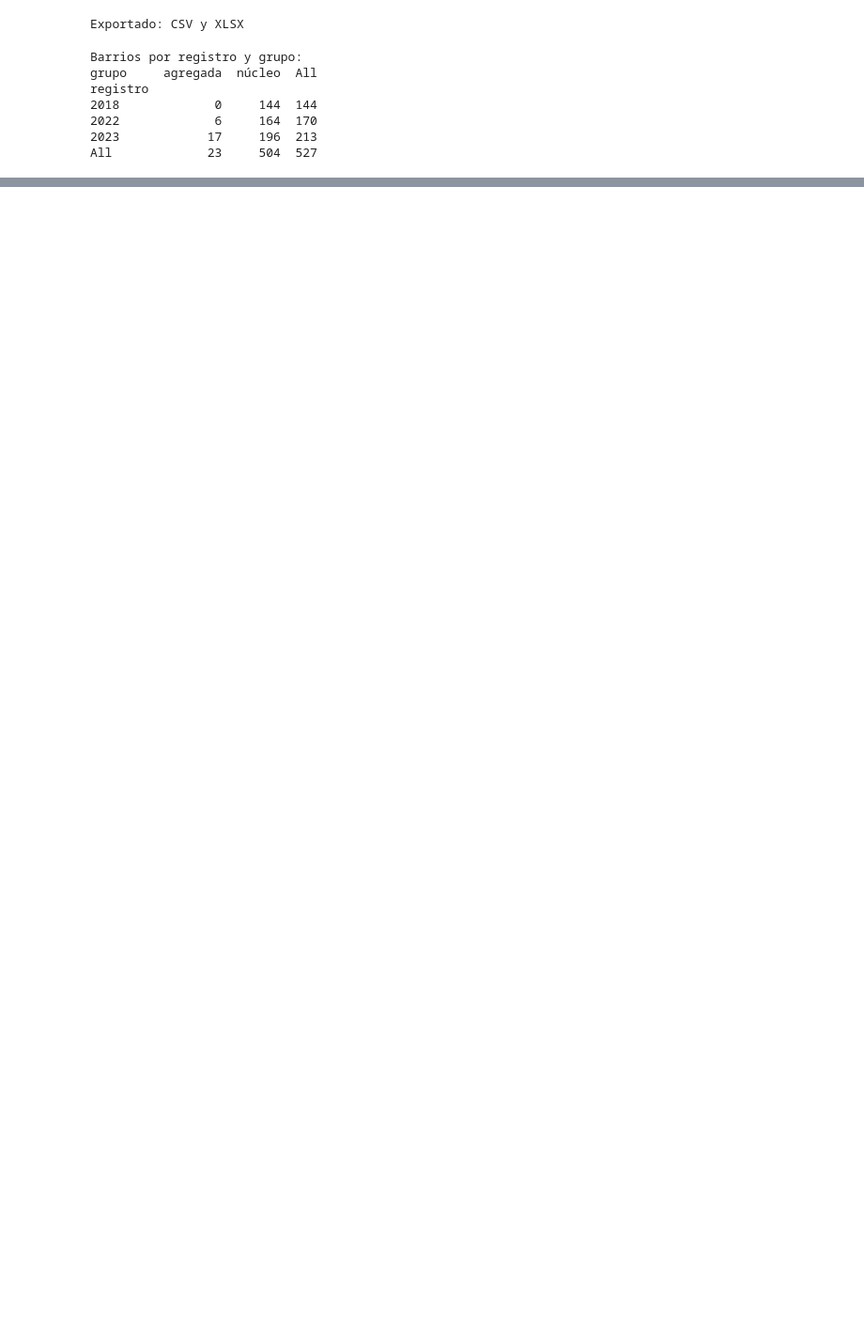
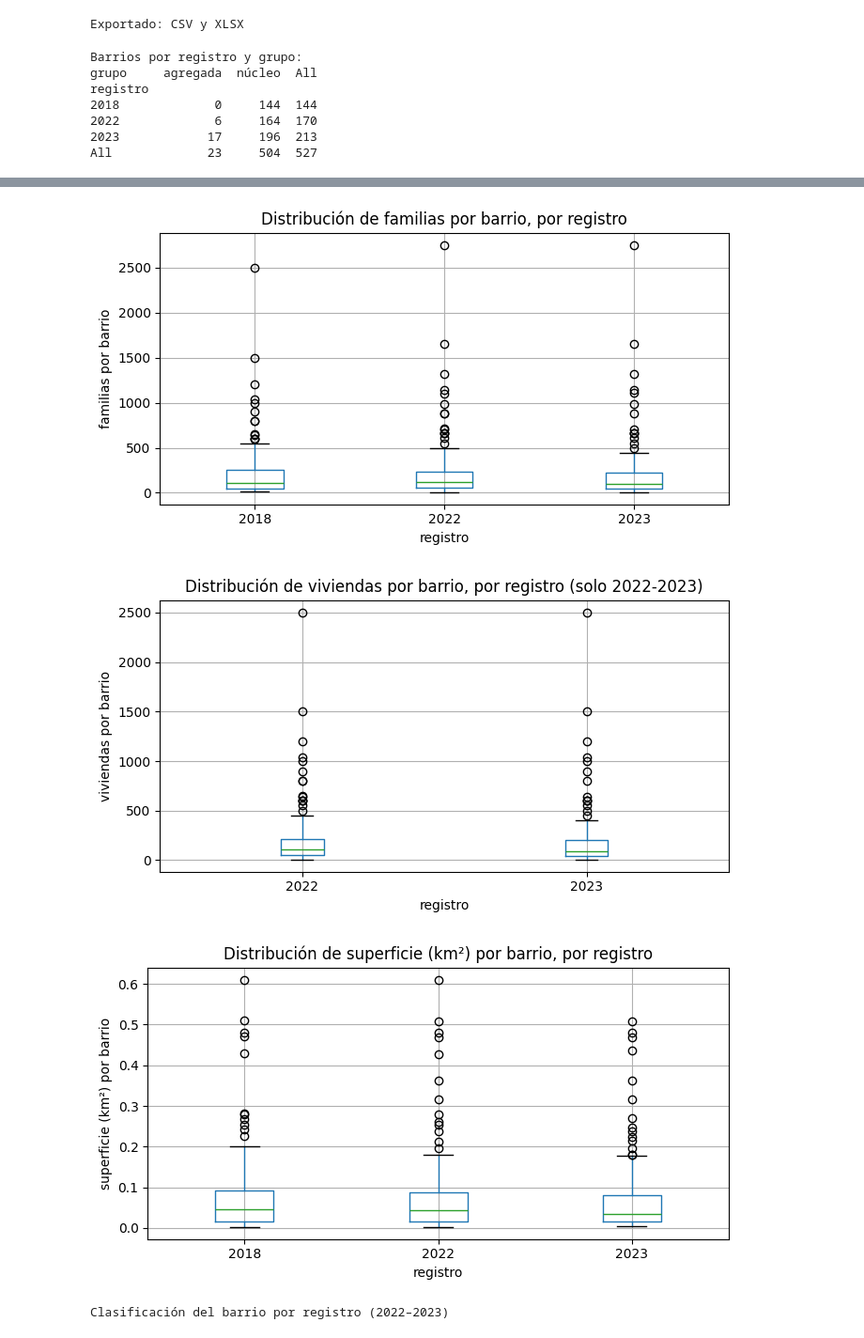
Before and after one commit to Camilamop/RENABAP, a Jupyter notebook: renabap.ipynb, the cells around one changed output, grey strips where cells are left out. Shown at 94% size. Saved outputs shown, nothing was run; the diff lists cells and outputs as text; code cells hidden in the pictures; blank space fills up the shorter version.

Commit message:
estadisticos

```diff
--- a/renabap.ipynb
+++ b/renabap.ipynb
@@ -63,6 +56,7 @@ MAPEO = {
         "superficie_m2": "superficie_m2",
         "decada_de_creacion": "decada_creacion",
         "cantidad_viviendas_aproximadas": "cant_viviendas",
+        "clasificacion": "clasificacion",
         "WKT": "wkt",
     },
     2023: {
@@ -75,6 +69,7 @@ MAPEO = {
         "superficie_m2": "superficie_m2",
         "decada_de_creacion": "decada_creacion",
         "cantidad_viviendas_aproximadas": "cant_viviendas",
+        "clasificacion": "clasificacion",
         "WKT": "wkt",
     },
 }
@@ -82,7 +77,7 @@ MAPEO = {
 NUCLEO = [
     "id_renabap", "registro", "nombre_barrio", "provincia", "departamento",
     "localidad", "cant_familias", "superficie_km2","cant_viviendas",
-    "anio_creacion", "decada_creacion", "wkt",
+    "anio_creacion", "decada_creacion", "clasificacion", "wkt",
 ]
 
 ARCHIVOS = {
@@ -816,0 +743,54 @@ registro
+# %%
+# CELDA 15 — Estadisticos de generales
+import pandas as pd
+import matplotlib.pyplot as plt
+from google.colab import data_table
+from IPython.display import display
+
+NUM = [("cant_familias", "Familias"),
+       ("cant_viviendas", "Viviendas"),
+       ("superficie_km2", "Superficie (km²)")]
+
+# --- Estadísticos por registro: una tabla data_table por variable ---
+for col, etiqueta in NUM:
+    if col not in df.columns:
+        print(f"[omito {etiqueta}: falta '{col}']"); continue
+    est = (df.assign(**{col: df[col].astype("float")})
+             .groupby("registro")[col]
+             .describe()[["count","mean","std","min","25%","50%","75%","max"]]
+             .round(2).reset_index())
+    print(f"Estadísticos — {etiqueta}")
+    display(data_table.DataTable(est, include_index=False))
+
+# --- Box plots (misma forma que familias) para las tres numéricas ---
+for col, etiqueta in NUM:
+    if col not in df.columns:
+        continue
+    d = df.loc[df[col].notna(), ["registro", col]].copy()
+    d[col] = d[col].astype("float")
+    if d.empty:
+        continue
+    d.boxplot(column=col, by="registro", figsize=(7, 4))
+    solo = " (solo 2022-2023)" if d["registro"].nunique() < 3 else ""
+    plt.title(f"Distribución de {etiqueta.lower()} por barrio, por registro{solo}")
+    plt.suptitle(""); plt.ylabel(f"{etiqueta.lower()} por barrio"); plt.xlabel("registro")
+    plt.tight_layout(); plt.show()
+
+# --- Categóricas: clasificación y década (solo 2022 y 2023) ---
+df_cat = df[df["registro"].isin([2022, 2023])]
+
+for col, etiqueta, rot in [("clasificacion", "Clasificación del barrio", 20),
+                           ("decada_creacion", "Década de creación", 0)]:
+    if col not in df.columns:
+        print(f"[omito {etiqueta}: falta '{col}' — aplicá el parche del MAPEO y re-corré]"); continue
+    ct = pd.crosstab(df_cat[col], df_cat["registro"])
+    print(f"{etiqueta} por registro (2022–2023)")
+    display(data_table.DataTable(ct.reset_index(), include_index=False))
+    if ct.empty:
+        print(f"[AVISO] No hay datos para graficar '{etiqueta}' en los registros 2022-2023.")
+        continue
+    ct.plot(kind="bar", figsize=(8, 4))
+    plt.title(f"{etiqueta} por registro (2022–2023)")
+    plt.ylabel("n barrios"); plt.xlabel(col); plt.xticks(rotation=rot, ha="right" if rot else "center")
+    plt.legend(title="registro"); plt.tight_layout(); plt.show()
+# %% [output]
@@ -816,0 +812,4 @@ registro
+[figure, added]
+[figure, added]
+[figure, added]
+Clasificación del barrio por registro (2022–2023)
```
Also changed, not shown: parts of 7 cells of this notebook.
